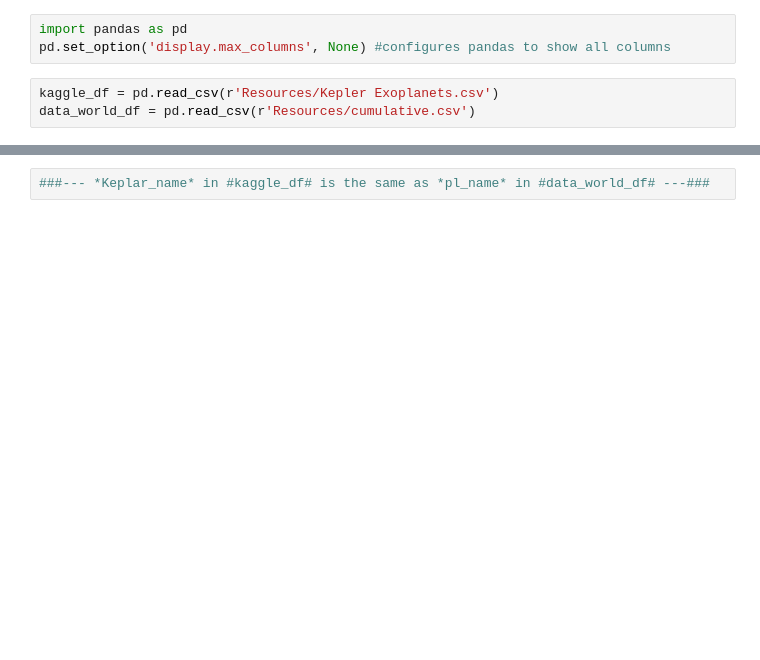
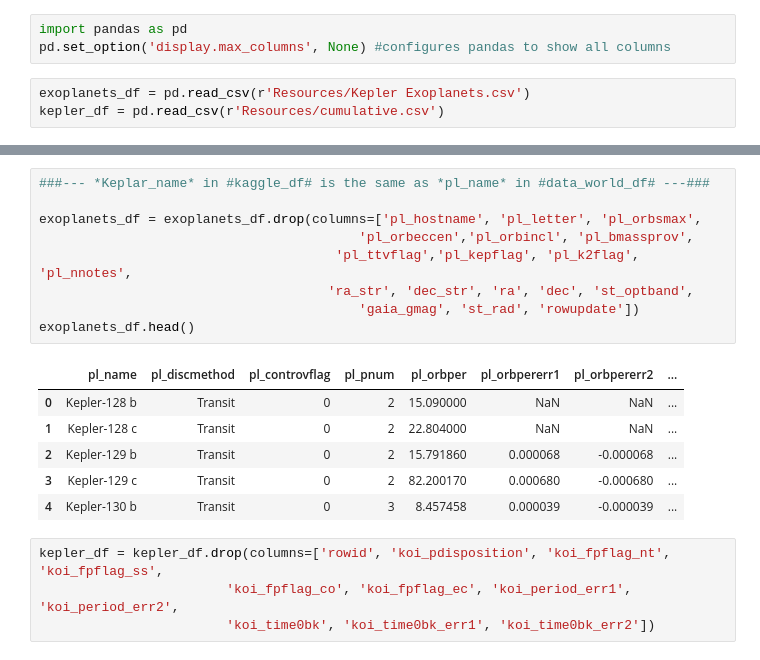
Before and after one commit to KenSikes/ETL_Project, a Jupyter notebook: thomas.ipynb, the cells around one changed output, grey strips where cells are left out. Saved outputs shown, nothing was run; the diff lists cells and outputs as text; blank space fills up the shorter version.

Commit message:
Droped columns from df

```diff
--- a/thomas.ipynb
+++ b/thomas.ipynb
@@ -2,6 +2,6 @@
 import pandas as pd
 pd.set_option('display.max_columns', None) #configures pandas to show all columns
 # %%
-kaggle_df = pd.read_csv(r'Resources/Kepler Exoplanets.csv')
-data_world_df = pd.read_csv(r'Resources/cumulative.csv')
+exoplanets_df = pd.read_csv(r'Resources/Kepler Exoplanets.csv')
+kepler_df = pd.read_csv(r'Resources/cumulative.csv')
 # %%
@@ -24,3 +24,21 @@ data_world_df.head()
 | 4 | 5 | 10854555 | K00755.01 | Kepler-664 b | CONFIRMED | CANDIDATE | 1.000 | ... |
 # %%
 ###--- *Keplar_name* in #kaggle_df# is the same as *pl_name* in #data_world_df# ---###
+
+exoplanets_df = exoplanets_df.drop(columns=['pl_hostname', 'pl_letter', 'pl_orbsmax',
+                                         'pl_orbeccen','pl_orbincl', 'pl_bmassprov',
+                                      'pl_ttvflag','pl_kepflag', 'pl_k2flag', 'pl_nnotes',
+                                     'ra_str', 'dec_str', 'ra', 'dec', 'st_optband',
+                                         'gaia_gmag', 'st_rad', 'rowupdate'])
+exoplanets_df.head()
+# %% [output]
+|  | pl_name | pl_discmethod | pl_controvflag | pl_pnum | pl_orbper | pl_orbpererr1 | pl_orbpererr2 | ... |
+| 0 | Kepler-128 b | Transit | 0 | 2 | 15.090000 | NaN | NaN | ... |
+| 1 | Kepler-128 c | Transit | 0 | 2 | 22.804000 | NaN | NaN | ... |
+| 2 | Kepler-129 b | Transit | 0 | 2 | 15.791860 | 0.000068 | -0.000068 | ... |
+| 3 | Kepler-129 c | Transit | 0 | 2 | 82.200170 | 0.000680 | -0.000680 | ... |
+| 4 | Kepler-130 b | Transit | 0 | 3 | 8.457458 | 0.000039 | -0.000039 | ... |
+# %%
+kepler_df = kepler_df.drop(columns=['rowid', 'koi_pdisposition', 'koi_fpflag_nt', 'koi_fpflag_ss',
+                        'koi_fpflag_co', 'koi_fpflag_ec', 'koi_period_err1', 'koi_period_err2',
+                        'koi_time0bk', 'koi_time0bk_err1', 'koi_time0bk_err2'])
```
Also changed, not shown: parts of 2 cells of this notebook.
